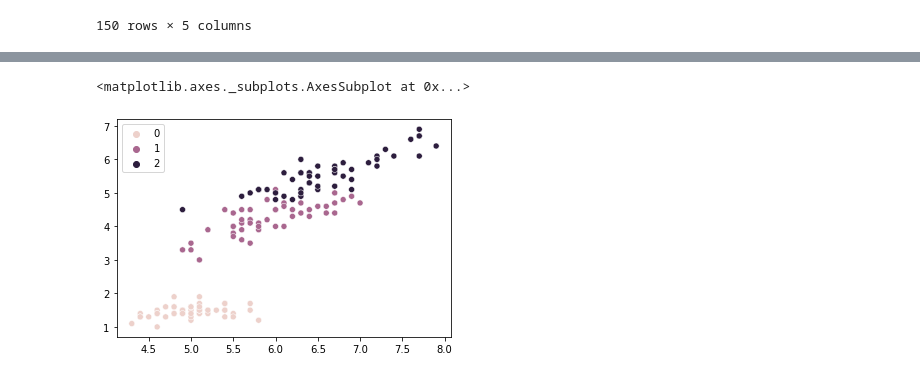
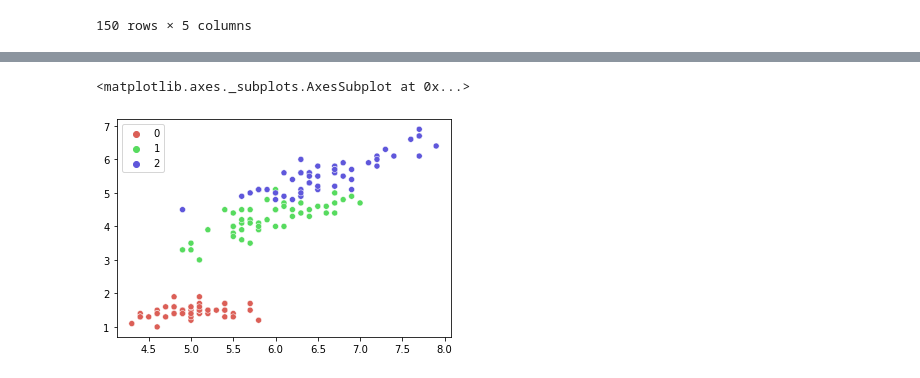
Before and after one commit to Elwing-Chou/ml0602, a Jupyter notebook: cluster.ipynb, the cells around one changed output, grey strips where cells are left out. Saved outputs shown, nothing was run; the diff lists cells and outputs as text; code cells hidden in the pictures.

```diff
--- a/cluster.ipynb
+++ b/cluster.ipynb
@@ -92,9 +92,12 @@ for testk in range(2, 30):
 # %%
 import matplotlib.pyplot as plt
 import seaborn as sns
 sl = iris["data"][:, 0]
 pl = iris["data"][:, 2]
-sns.scatterplot(x=sl, y=pl, hue=iris["target"])
+sns.scatterplot(x=sl,
+                y=pl,
+                hue=iris["target"],
+                palette=sns.color_palette("hls", 3))
 # %% [output]
 <matplotlib.axes._subplots.AxesSubplot at 0x...>
-[figure, old version]
+[figure, new version]
```
